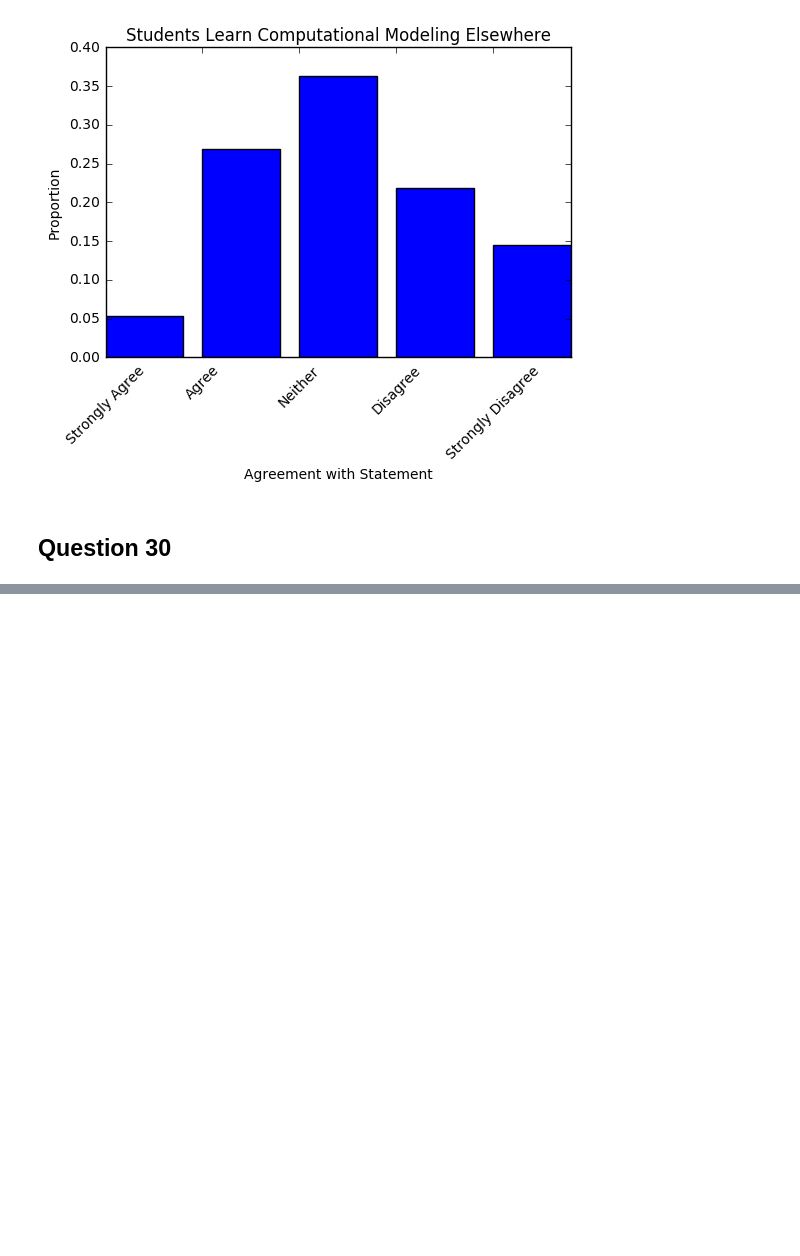
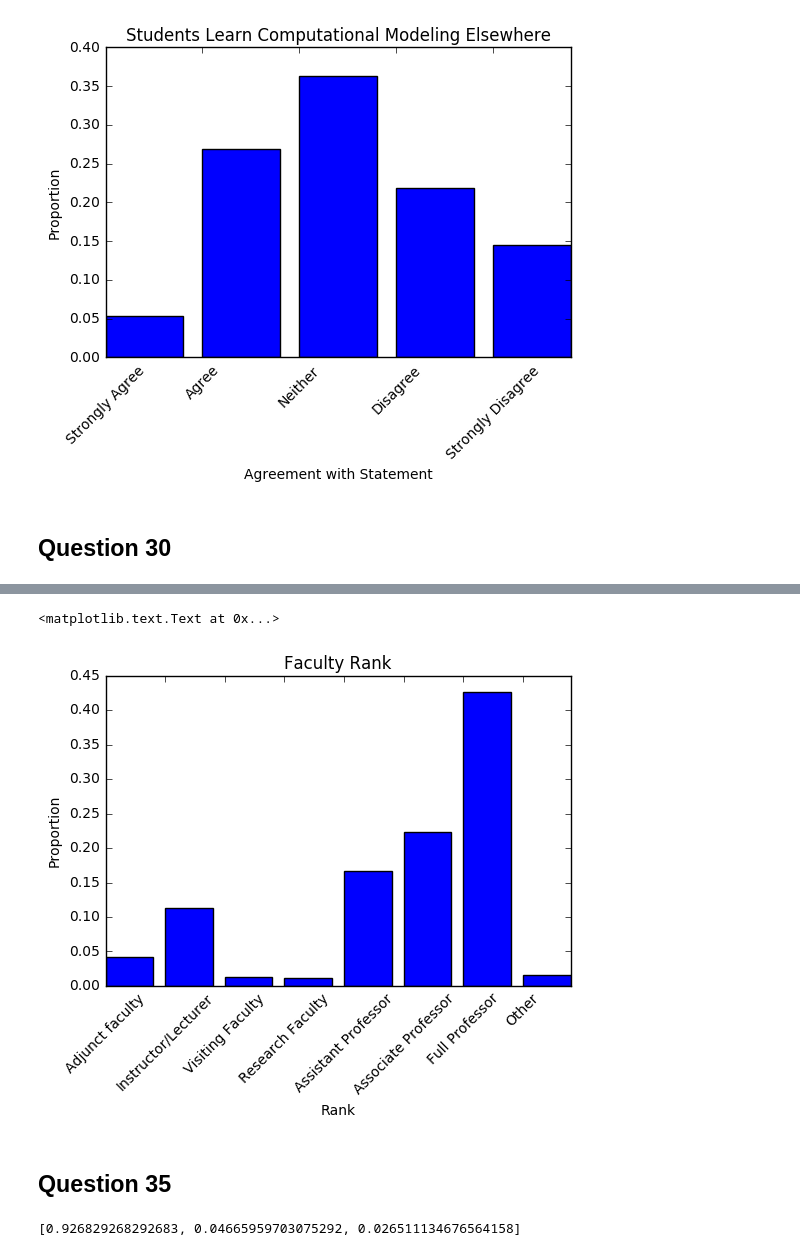
Before and after one commit to PERLMSU/Computational-Education-Data, a Jupyter notebook: Computation data.ipynb, the cells around one changed output, grey strips where cells are left out. Cells and saved outputs as stored; diff of their text form; code cells hidden in the pictures; blank space fills up the shorter version.

```diff
--- a/Computation data.ipynb
+++ b/Computation data.ipynb
@@ -1828,0 +1880,34 @@ print(Feild_High_Deg_Dist)
+# %%
+Ans34 = ['Adjunct faculty', 'Instructor/Lecturer', 'Visiting Faculty', 'Research Faculty', 'Assistant Professor', 'Associate Professor', 'Full Professor', 'Other']
+Tick34 = [1,2,3,4,5,6,7,8]
+Ans34_dist = Fac_Rank_Dist
+plt.xticks(Tick34, Ans34, rotation=45)
+plt.bar(Tick34, Ans34_dist)
+plt.title('Faculty Rank')
+plt.ylabel('Proportion')
+plt.xlabel('Rank')
+# %% [output]
+<matplotlib.text.Text at 0x...>
+[figure, added]
+# %% [markdown]
+## Question 35
+# %%
+Emp_Stat = []
+#Collumn FM
+for row in data.values[:,168]:
+    Emp_Stat.append(row)
+#As of the Spring 2016 term, were you employed (Full-time, Part-time, Course by course)
+Ans35_Tot = Emp_Stat.count("Full-time")+Emp_Stat.count("Part-time")+Emp_Stat.count("Course by course")
+Emp_Stat_Dist = []
+Emp_Stat_Full = Emp_Stat.count("Full-time")
+Prop_Emp_Stat_Full = Emp_Stat_Full/(Ans35_Tot)
+Emp_Stat_Dist.append(Prop_Emp_Stat_Full)
+Emp_Stat_Part = Emp_Stat.count("Part-time")
+Prop_Emp_Stat_Part = Emp_Stat_Part/(Ans35_Tot)
+Emp_Stat_Dist.append(Prop_Emp_Stat_Part)
+Emp_Stat_Cbc = Emp_Stat.count("Course by course")
+Prop_Emp_Stat_Cbc = Emp_Stat_Cbc/(Ans35_Tot)
+Emp_Stat_Dist.append(Prop_Emp_Stat_Cbc)
+print(Emp_Stat_Dist)
+# %% [output]
+[0.926829268292683, 0.04665959703075292, 0.026511134676564158]
```
Also changed, not shown: parts of 8 cells of this notebook.
